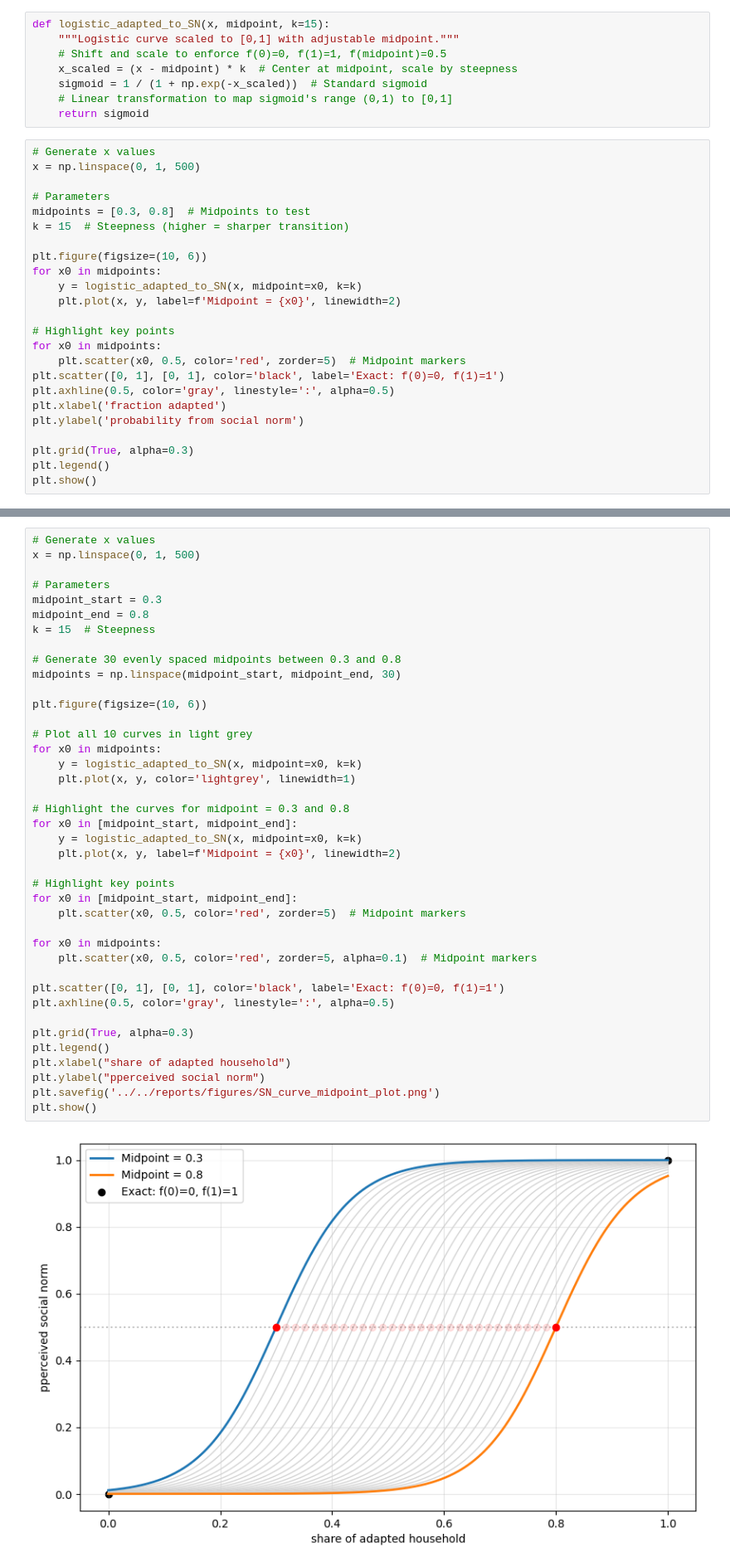
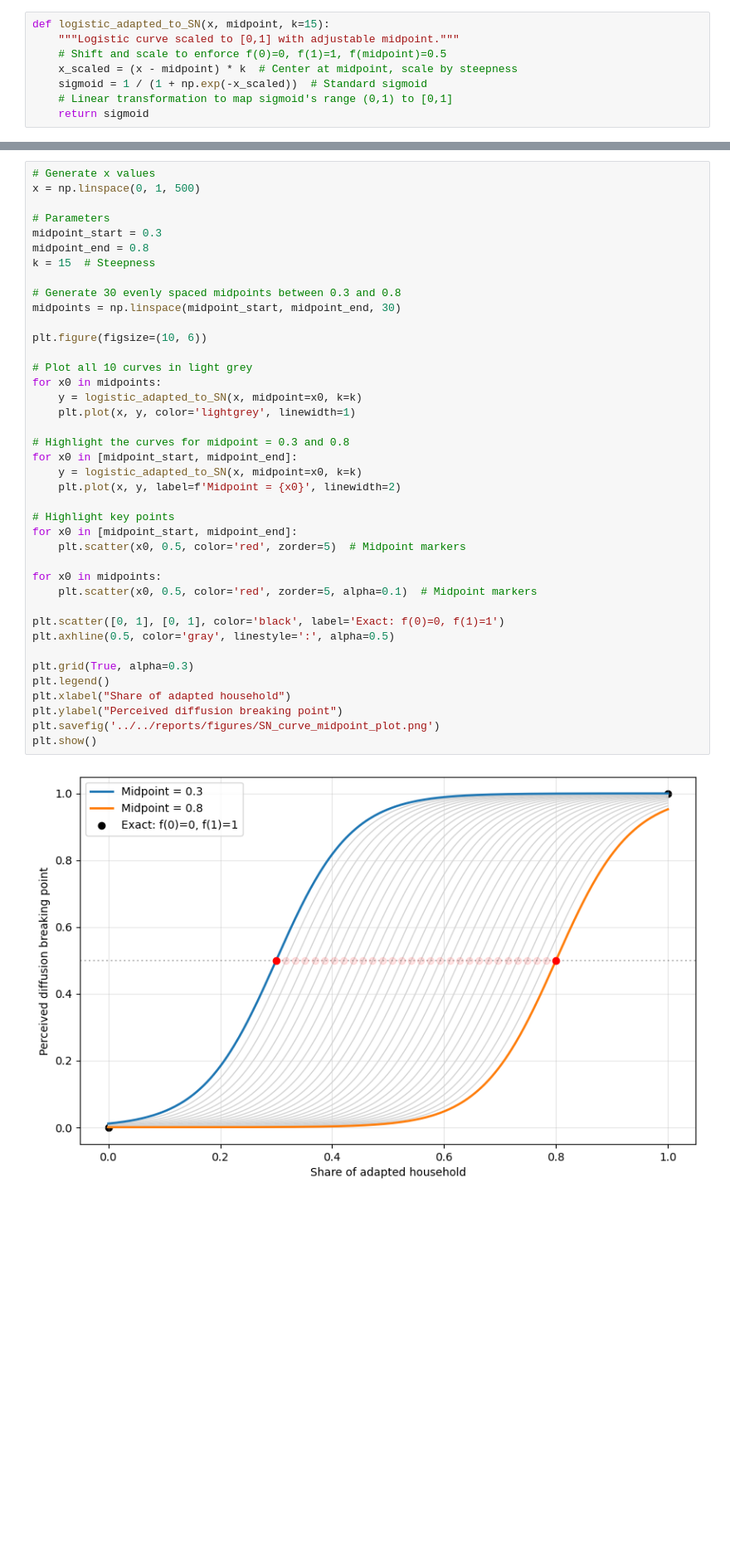
Before and after one commit to Roaldvds/FAST-ABM-Tipping-Points-Thesis, a Jupyter notebook: notebooks/preparatory_analysis/SN_to_fraction_adapted_curve.ipynb, the cells around one changed output, grey strips where cells are left out. Shown at 83% size. Saved outputs shown, nothing was run; the diff lists cells and outputs as text; blank space fills up the shorter version.

```diff
--- a/notebooks/preparatory_analysis/SN_to_fraction_adapted_curve.ipynb
+++ b/notebooks/preparatory_analysis/SN_to_fraction_adapted_curve.ipynb
@@ -50,27 +47,3 @@ def logistic_adapted_to_SN(x, midpoint, k=15):
     sigmoid = 1 / (1 + np.exp(-x_scaled))  # Standard sigmoid
     # Linear transformation to map sigmoid's range (0,1) to [0,1]
     return sigmoid
-# %%
-# Generate x values
-x = np.linspace(0, 1, 500)
-
-# Parameters
-midpoints = [0.3, 0.8]  # Midpoints to test
-k = 15  # Steepness (higher = sharper transition)
-
-plt.figure(figsize=(10, 6))
-for x0 in midpoints:
-    y = logistic_adapted_to_SN(x, midpoint=x0, k=k)
-    plt.plot(x, y, label=f'Midpoint = {x0}', linewidth=2)
-
-# Highlight key points
-for x0 in midpoints:
-    plt.scatter(x0, 0.5, color='red', zorder=5)  # Midpoint markers
-plt.scatter([0, 1], [0, 1], color='black', label='Exact: f(0)=0, f(1)=1')
-plt.axhline(0.5, color='gray', linestyle=':', alpha=0.5)
-plt.xlabel('fraction adapted')
-plt.ylabel('probability from social norm')
-
-plt.grid(True, alpha=0.3)
-plt.legend()
-plt.show()
@@ -88,33 +59,33 @@ k = 15  # Steepness
 # Generate 30 evenly spaced midpoints between 0.3 and 0.8
 midpoints = np.linspace(midpoint_start, midpoint_end, 30)
 
 plt.figure(figsize=(10, 6))
 
 # Plot all 10 curves in light grey
 for x0 in midpoints:
     y = logistic_adapted_to_SN(x, midpoint=x0, k=k)
     plt.plot(x, y, color='lightgrey', linewidth=1)
 
 # Highlight the curves for midpoint = 0.3 and 0.8
 for x0 in [midpoint_start, midpoint_end]:
     y = logistic_adapted_to_SN(x, midpoint=x0, k=k)
     plt.plot(x, y, label=f'Midpoint = {x0}', linewidth=2)
 
 # Highlight key points
 for x0 in [midpoint_start, midpoint_end]:
     plt.scatter(x0, 0.5, color='red', zorder=5)  # Midpoint markers
 
 for x0 in midpoints:
     plt.scatter(x0, 0.5, color='red', zorder=5, alpha=0.1)  # Midpoint markers
 
 plt.scatter([0, 1], [0, 1], color='black', label='Exact: f(0)=0, f(1)=1')
 plt.axhline(0.5, color='gray', linestyle=':', alpha=0.5)
 
 plt.grid(True, alpha=0.3)
 plt.legend()
-plt.xlabel("share of adapted household")
-plt.ylabel("pperceived social norm")
+plt.xlabel("Share of adapted household")
+plt.ylabel("Perceived diffusion breaking point")
 plt.savefig('../../reports/figures/SN_curve_midpoint_plot.png')
 plt.show()
 # %% [output]
-[figure, old version]
+[figure, new version]
```
Also changed, not shown: parts of 3 cells of this notebook, 5 other files.
